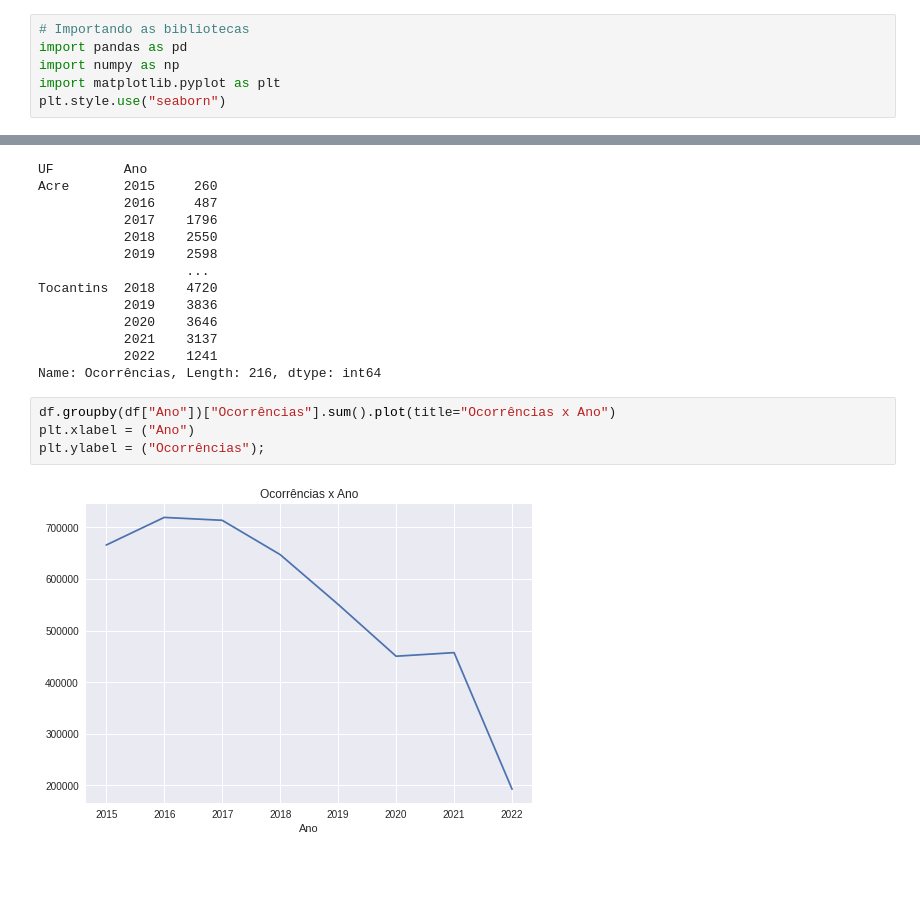
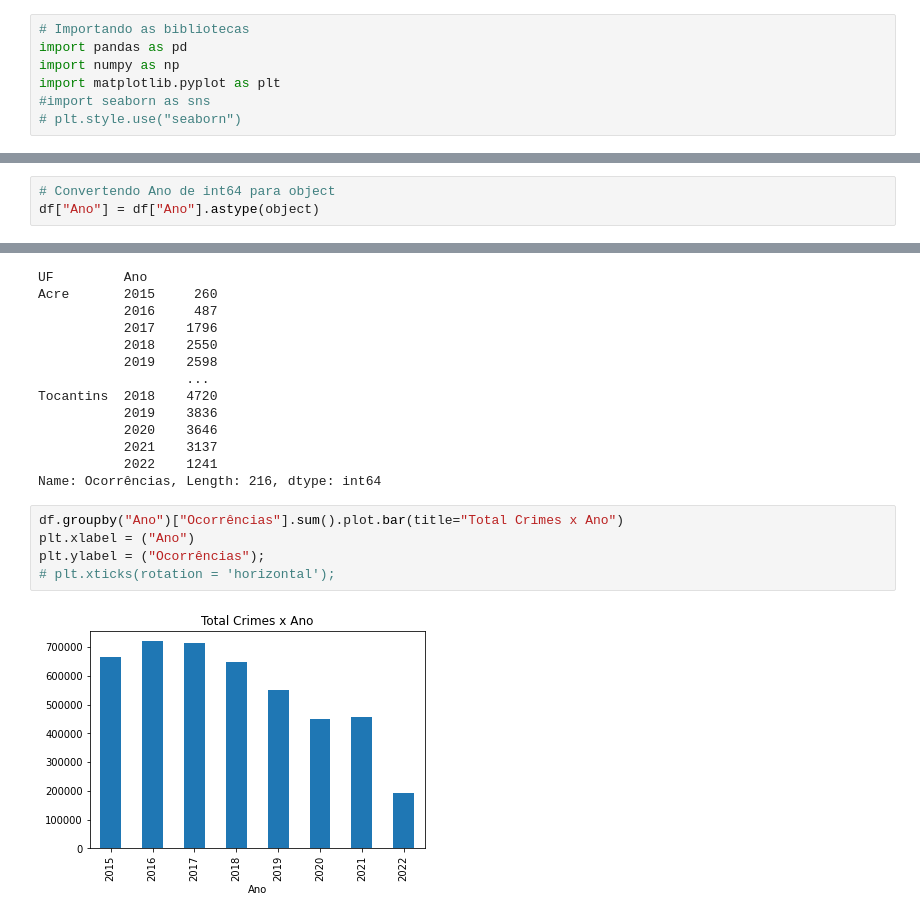
Before and after one commit to tomasiamussuri/DA_SegurancaPublicaBrasil, a Jupyter notebook: SegurancaPublica.ipynb, the cells around one changed output, grey strips where cells are left out. Drawn from its saved outputs; the diff is of its cells as text; blank space fills up the shorter version.

```diff
--- a/SegurancaPublica.ipynb
+++ b/SegurancaPublica.ipynb
@@ -5,7 +5,8 @@
 import pandas as pd
 import numpy as np
 import matplotlib.pyplot as plt
-plt.style.use("seaborn")
+#import seaborn as sns
+# plt.style.use("seaborn")
 # %%
 # Upload do arquivo
 from google.colab import files
@@ -34,3 +42,6 @@ display(df)
+# %%
+# Convertendo Ano de int64 para object
+df["Ano"] = df["Ano"].astype(object)
 # %%
 # Total de Ocorrências
 df["Ocorrências"].sum()
@@ -145,9 +160,10 @@ Tocantins  2018    4720
            2022    1241
 Name: Ocorrências, Length: 216, dtype: int64
 # %%
-df.groupby(df["Ano"])["Ocorrências"].sum().plot(title="Ocorrências x Ano")
+df.groupby("Ano")["Ocorrências"].sum().plot.bar(title="Total Crimes x Ano")
 plt.xlabel = ("Ano")
 plt.ylabel = ("Ocorrências");
+# plt.xticks(rotation = 'horizontal');
 # %% [output]
-[figure, old version]
+[figure, new version]
 # %%
```
Also changed, not shown: parts of 11 cells of this notebook.
